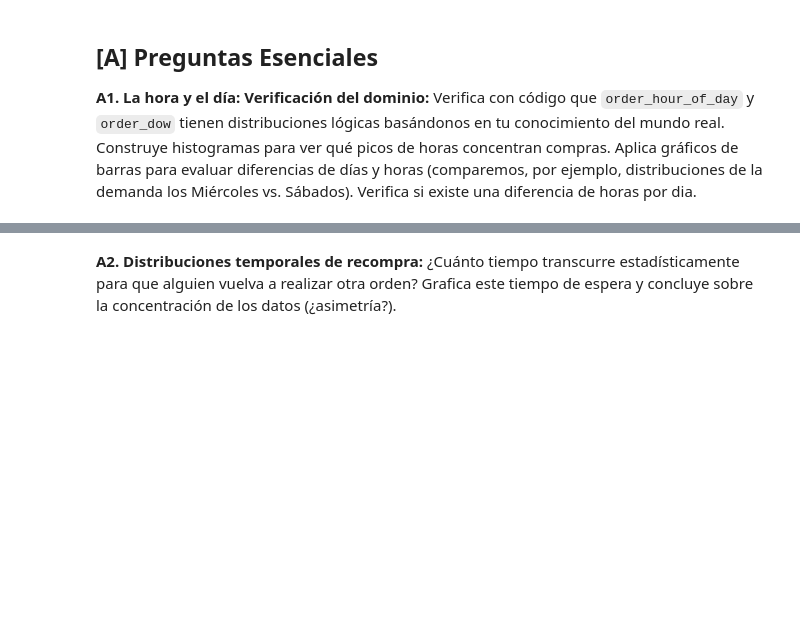
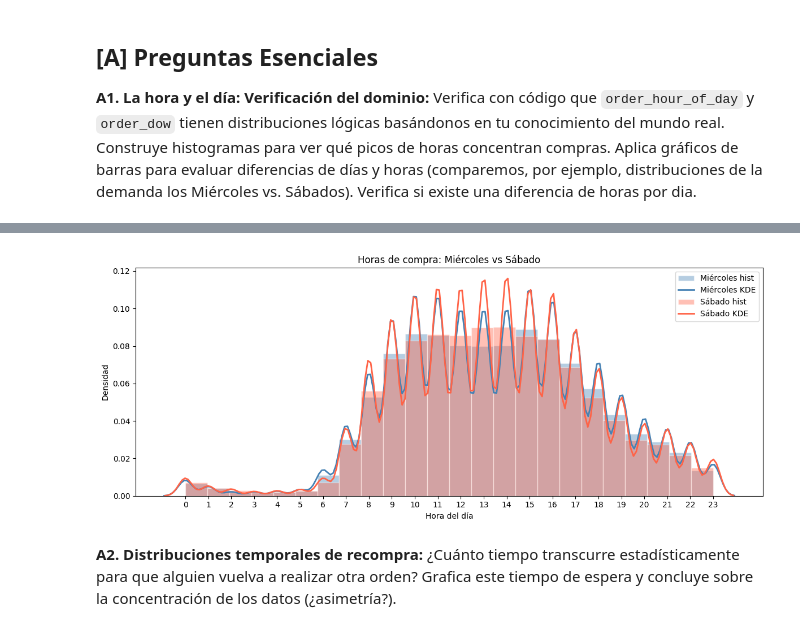
Before and after one commit to anitaharo24-code/ds-week-2, a Jupyter notebook: taller_3_nombre_apellido.ipynb, the cells around one changed output, grey strips where cells are left out. Saved outputs shown, nothing was run; the diff lists cells and outputs as text; code cells hidden in the pictures; blank space fills up the shorter version.

```diff
--- a/taller_3_nombre_apellido.ipynb
+++ b/taller_3_nombre_apellido.ipynb
@@ -717,3 +874,24 @@ Verifica con código que `order_hour_of_day` y `order_dow` tienen distribuciones
+# %%
+# Gráfica para ver qué picos de horas concentran compras en miércoles y en sábado
+mier = df_ordenes[df_ordenes['order_dow'] == 3]['order_hour_of_day']
+sab  = df_ordenes[df_ordenes['order_dow'] == 6]['order_hour_of_day']
+
+fig, ax = plt.subplots(figsize=(12, 5))
+
+for serie, label, color in [(mier, 'Miércoles', 'steelblue'), (sab, 'Sábado', 'tomato')]:
+    ax.hist(serie, bins=bins_sturges, density=True,
+            color=color, edgecolor='white', alpha=0.4, label=f'{label} hist')
+    sns.kdeplot(serie, ax=ax, color=color, linewidth=2, label=f'{label} KDE')
+
+ax.set_title('Horas de compra: Miércoles vs Sábado')
+ax.set_xlabel('Hora del día')
+ax.set_ylabel('Densidad')
+ax.set_xticks(range(0, 24))
+ax.legend()
+plt.tight_layout()
+plt.show()
+# %% [output]
+[figure, added]
 # %% [markdown]
 **A2. Distribuciones temporales de recompra:**
 ¿Cuánto tiempo transcurre estadísticamente para que alguien vuelva a realizar otra orden? Grafica este tiempo de espera y concluye sobre la concentración de los datos (¿asimetría?).
```
Also changed, not shown: parts of 55 cells of this notebook.
